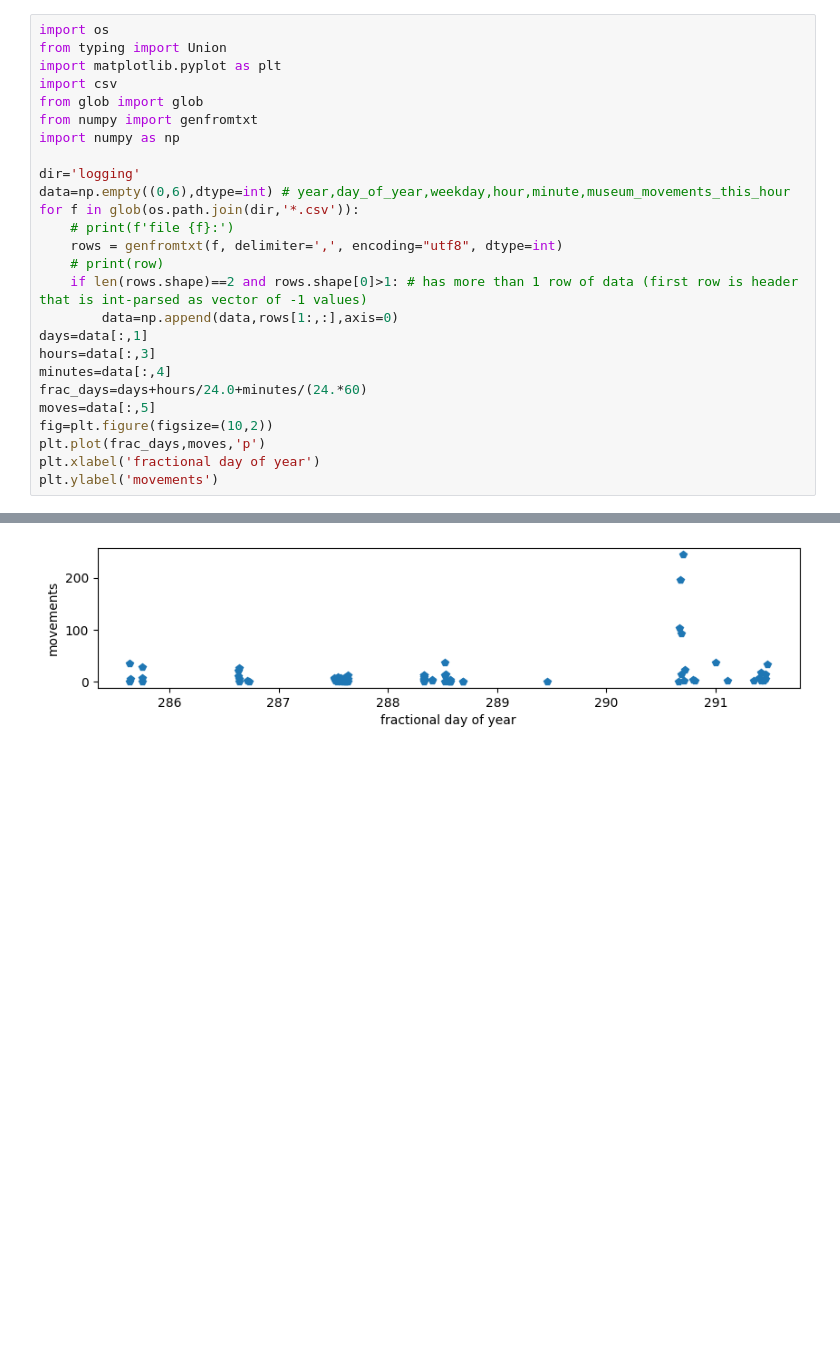
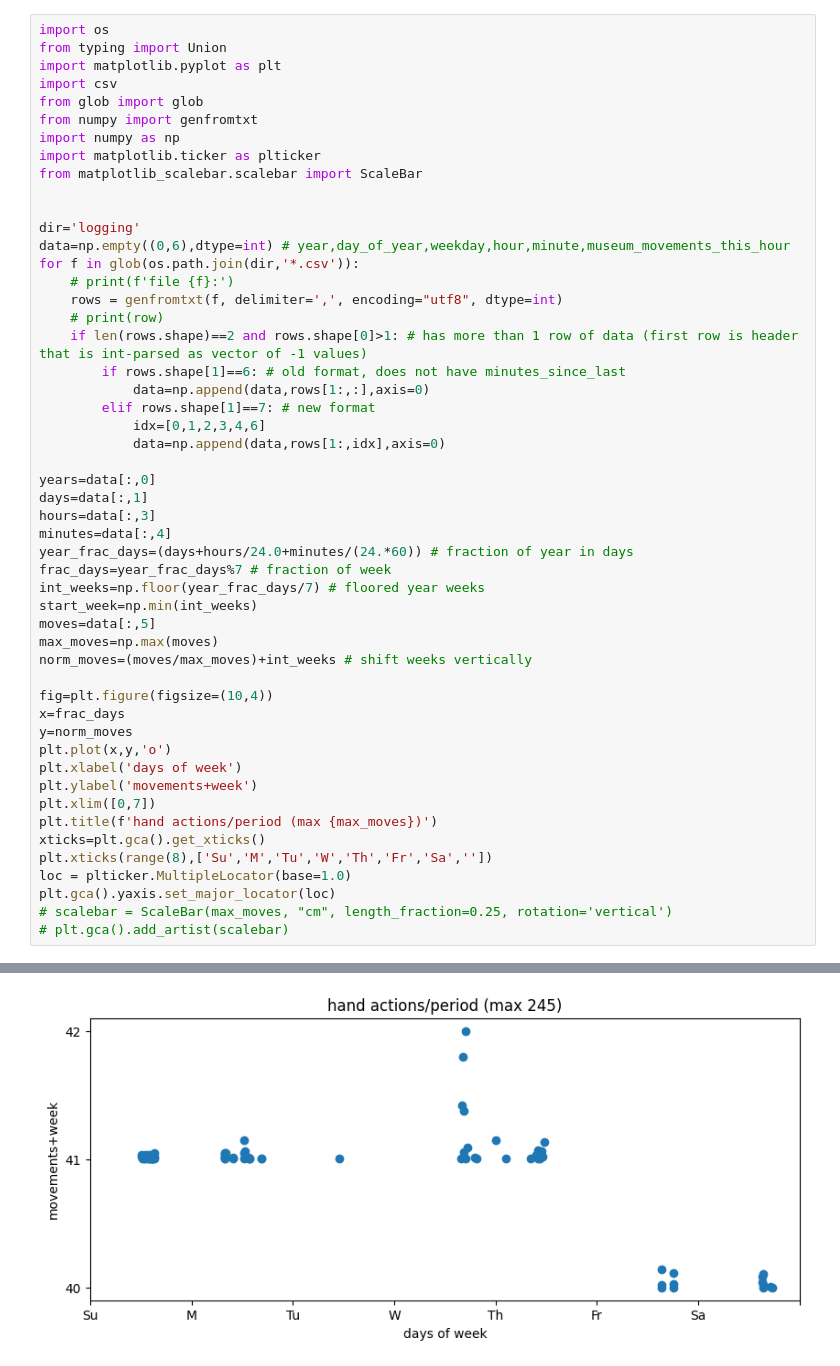
Before and after one commit to SensorsINI/dextra-roshambo-python, a Jupyter notebook: plot_data.ipynb, the cells around one changed output, grey strips where cells are left out. Saved outputs shown, nothing was run; the diff lists cells and outputs as text; blank space fills up the shorter version.

```diff
--- a/plot_data.ipynb
+++ b/plot_data.ipynb
@@ -6,6 +23,9 @@ import csv
 from glob import glob
 from numpy import genfromtxt
 import numpy as np
+import matplotlib.ticker as plticker
+from matplotlib_scalebar.scalebar import ScaleBar
+
 
 dir='logging'
 data=np.empty((0,6),dtype=int) # year,day_of_year,weekday,hour,minute,museum_movements_this_hour
@@ -14,14 +34,36 @@ for f in glob(os.path.join(dir,'*.csv')):
     rows = genfromtxt(f, delimiter=',', encoding="utf8", dtype=int)
     # print(row)
     if len(rows.shape)==2 and rows.shape[0]>1: # has more than 1 row of data (first row is header that is int-parsed as vector of -1 values)
-        data=np.append(data,rows[1:,:],axis=0)
+        if rows.shape[1]==6: # old format, does not have minutes_since_last
+            data=np.append(data,rows[1:,:],axis=0)
+        elif rows.shape[1]==7: # new format
+            idx=[0,1,2,3,4,6]
+            data=np.append(data,rows[1:,idx],axis=0)
+
+years=data[:,0]
 days=data[:,1]
 hours=data[:,3]
 minutes=data[:,4]
-frac_days=days+hours/24.0+minutes/(24.*60)
+year_frac_days=(days+hours/24.0+minutes/(24.*60)) # fraction of year in days
+frac_days=year_frac_days%7 # fraction of week
+int_weeks=np.floor(year_frac_days/7) # floored year weeks
+start_week=np.min(int_weeks)
 moves=data[:,5]
-fig=plt.figure(figsize=(10,2))
-plt.plot(frac_days,moves,'p')
-plt.xlabel('fractional day of year')
-plt.ylabel('movements')
+max_moves=np.max(moves)
+norm_moves=(moves/max_moves)+int_weeks # shift weeks vertically
+
+fig=plt.figure(figsize=(10,4))
+x=frac_days
+y=norm_moves
+plt.plot(x,y,'o')
+plt.xlabel('days of week')
+plt.ylabel('movements+week')
+plt.xlim([0,7])
+plt.title(f'hand actions/period (max {max_moves})')
+xticks=plt.gca().get_xticks()
+plt.xticks(range(8),['Su','M','Tu','W','Th','Fr','Sa',''])
+loc = plticker.MultipleLocator(base=1.0)
+plt.gca().yaxis.set_major_locator(loc)
+# scalebar = ScaleBar(max_moves, "cm", length_fraction=0.25, rotation='vertical')
+# plt.gca().add_artist(scalebar)
 # %% [output]
@@ -29 +70 @@ Text(0, 0.5, 'movements')
-[figure, old version]
+[figure, new version]
```
Also changed, not shown: parts of 3 cells of this notebook, 1 other file.
